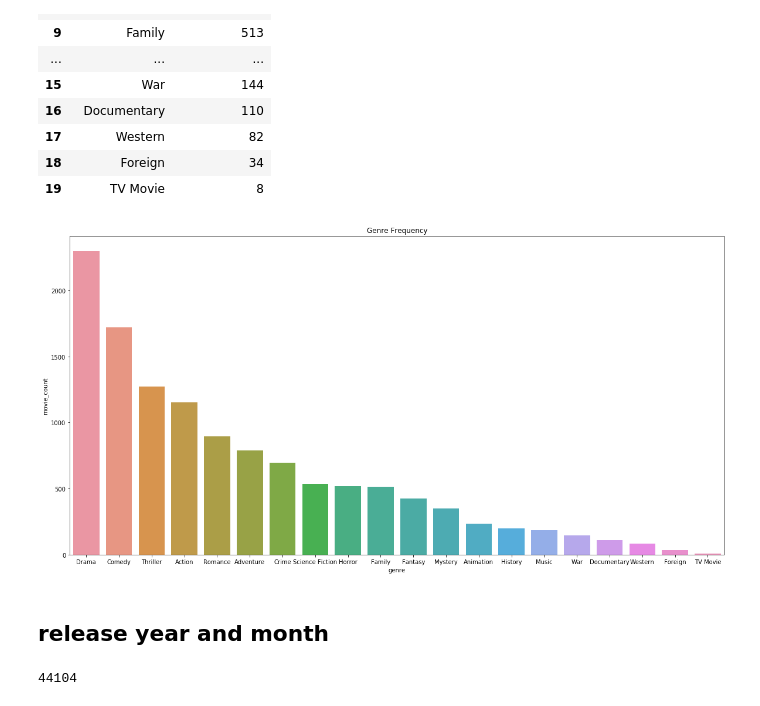
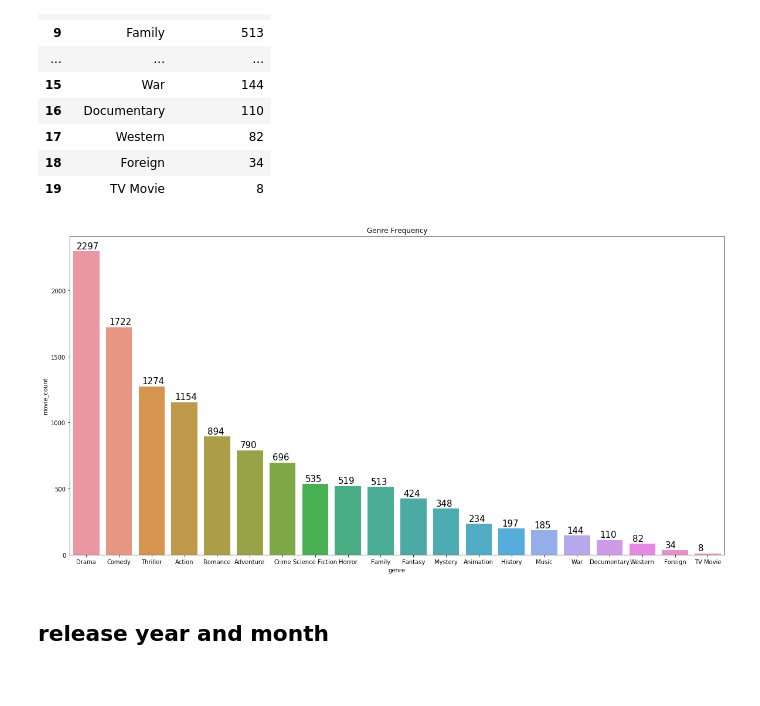
Before and after one commit to leyaof/movie-analysis, a Jupyter notebook: movie-analysis.ipynb, the cells around one changed output. Drawn from its saved outputs; the diff is of its cells as text; code cells hidden in the pictures.

Commit message:
added values to genre frequency barplot

```diff
--- a/movie-analysis.ipynb
+++ b/movie-analysis.ipynb
@@ -323,13 +319,13 @@ genre_freq
 | 19 | TV Movie | 8 |
 # %%
 plt.figure(figsize=(20, 10))
+x =genre_freq['genre'].values.tolist()
+y=genre_freq['movie_count'].values.tolist()
 sns.barplot(data=genre_freq, x='genre', y='movie_count').set_title('Genre Frequency')
+for a,b in enumerate(y):
+    plt.text(a - 0.3, b + 20, str(b), fontsize=15)
 plt.show()
 # %% [output]
-[figure, old version]
+[figure, new version]
 # %% [markdown]
 ## release year and month
-# %%
-genre_data['genre'].value_counts().shape[0]
-# %% [output]
-44104
```
Also changed, not shown: parts of 7 cells of this notebook.
